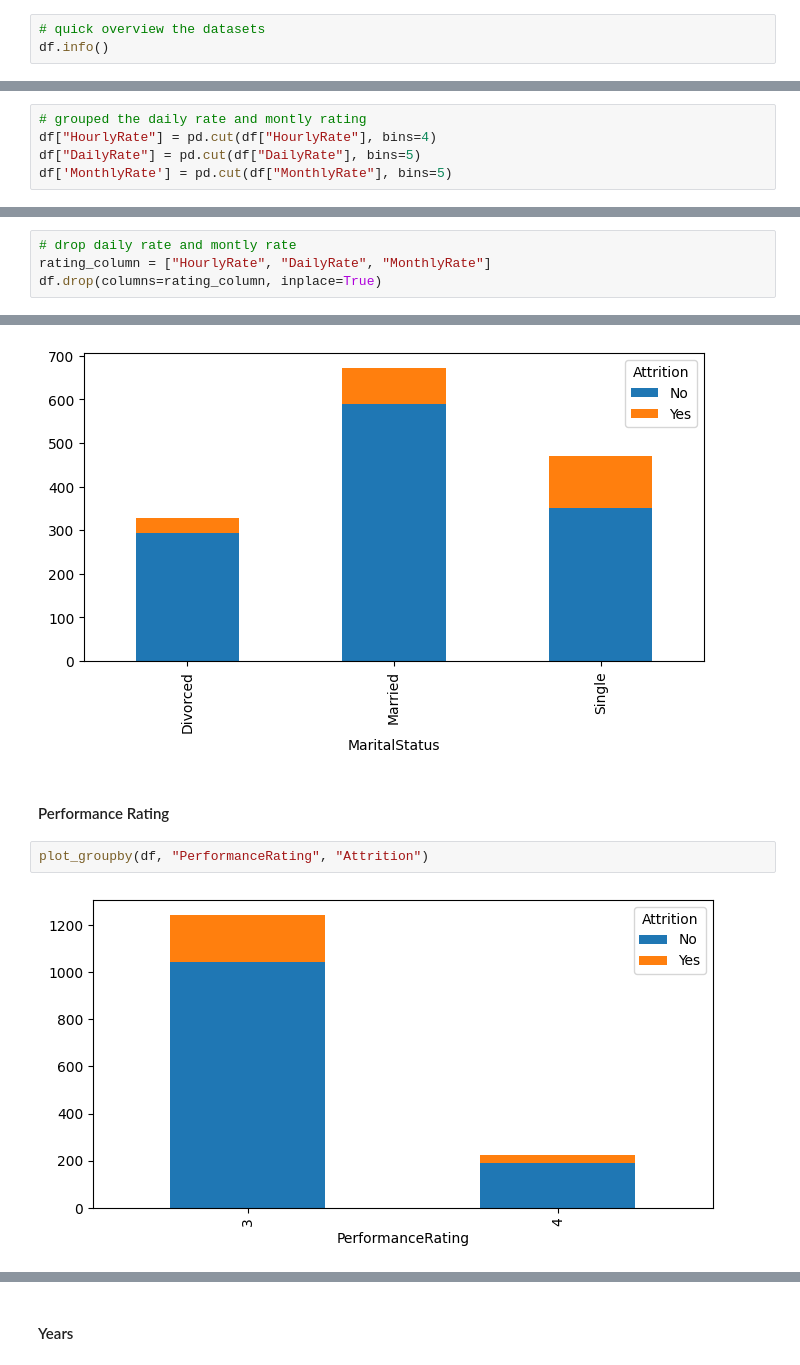
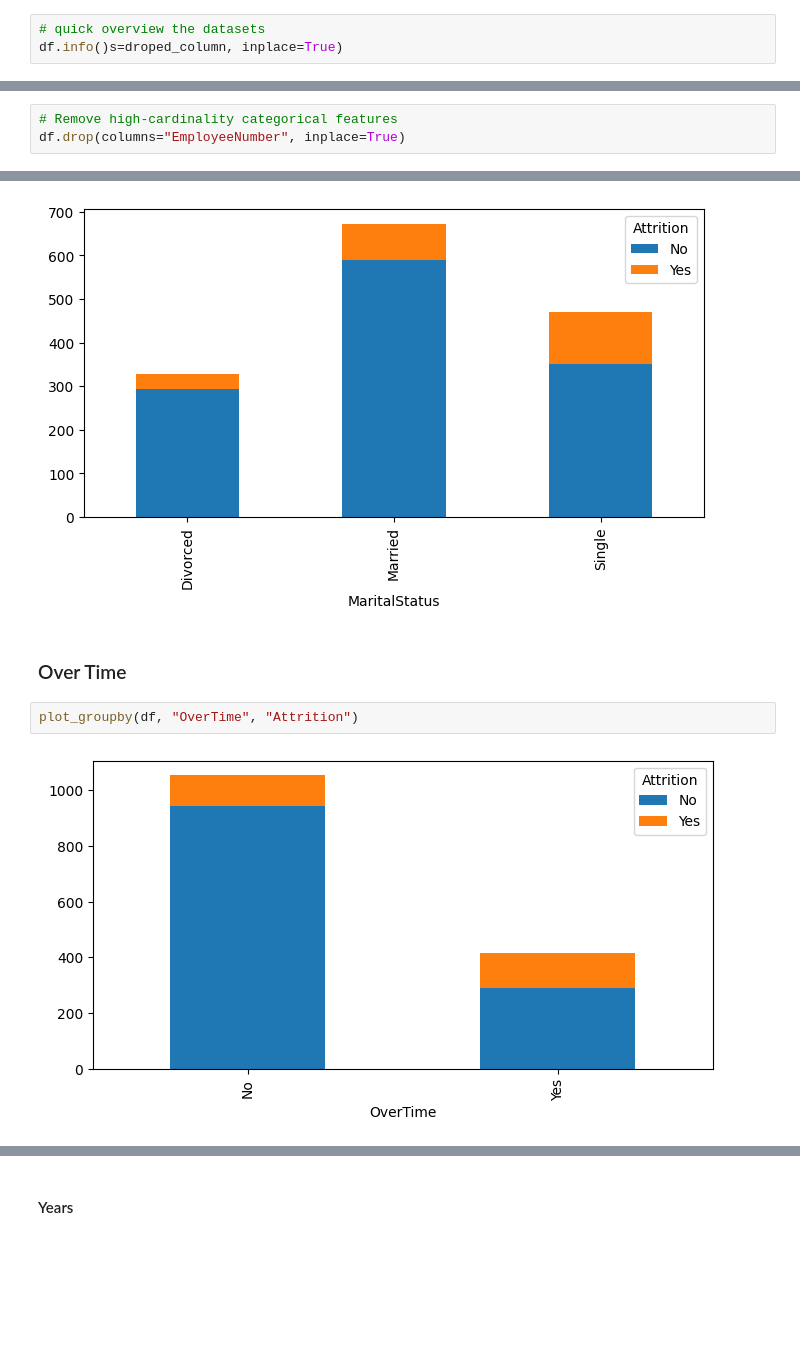
Before and after one commit to ldebele/Employee-Attrition-Prediction, a Jupyter notebook: notebooks/EDA.ipynb, the cells around one changed output, grey strips where cells are left out. Drawn from its saved outputs; the diff is of its cells as text; blank space fills up the shorter version.

```diff
--- a/notebooks/EDA.ipynb
+++ b/notebooks/EDA.ipynb
@@ -22,7 +26,7 @@ df.head()
 5 rows × 35 columns
 # %%
 # quick overview the datasets
-df.info()
+df.info()s=droped_column, inplace=True)
 # %% [output]
 <class 'pandas.core.frame.DataFrame'>
 RangeIndex: 1470 entries, 0 to 1469
@@ -107,6 +111,9 @@ droped_column
 # %%
 # remove low cardinality categorical features
 df.drop(columns=droped_column, inplace=True)
+# %%
+# Remove high-cardinality categorical features
+df.drop(columns="EmployeeNumber", inplace=True)
 # %%
 # multicollinearity
 fig, ax = plt.subplots(figsize=(10,10))
@@ -147,5 +197,0 @@ plt.ylabel("Frequency");
-# %%
-# grouped the daily rate and montly rating
-df["HourlyRate"] = pd.cut(df["HourlyRate"], bins=4)
-df["DailyRate"] = pd.cut(df["DailyRate"], bins=5)
-df['MonthlyRate'] = pd.cut(df["MonthlyRate"], bins=5)
@@ -169,4 +197,0 @@ The size of the Attrition remains constant across both the daily rate and monthl
-# %%
-# drop daily rate and montly rate
-rating_column = ["HourlyRate", "DailyRate", "MonthlyRate"]
-df.drop(columns=rating_column, inplace=True)
@@ -254,9 +270,9 @@ plot_groupby(df, 'MonthlyIncome', 'Attrition')
 plot_groupby(df, "MaritalStatus", "Attrition")
 # %% [output]
 [figure]
-# %% [markdown]
-#### Performance Rating
+# %% [markdown]
+### Over Time
 # %%
-plot_groupby(df, "PerformanceRating", "Attrition")
+plot_groupby(df, "OverTime", "Attrition")
 # %% [output]
-[figure, old version]
+[figure, new version]
```
Also changed, not shown: parts of 22 cells of this notebook, 10 other files.
